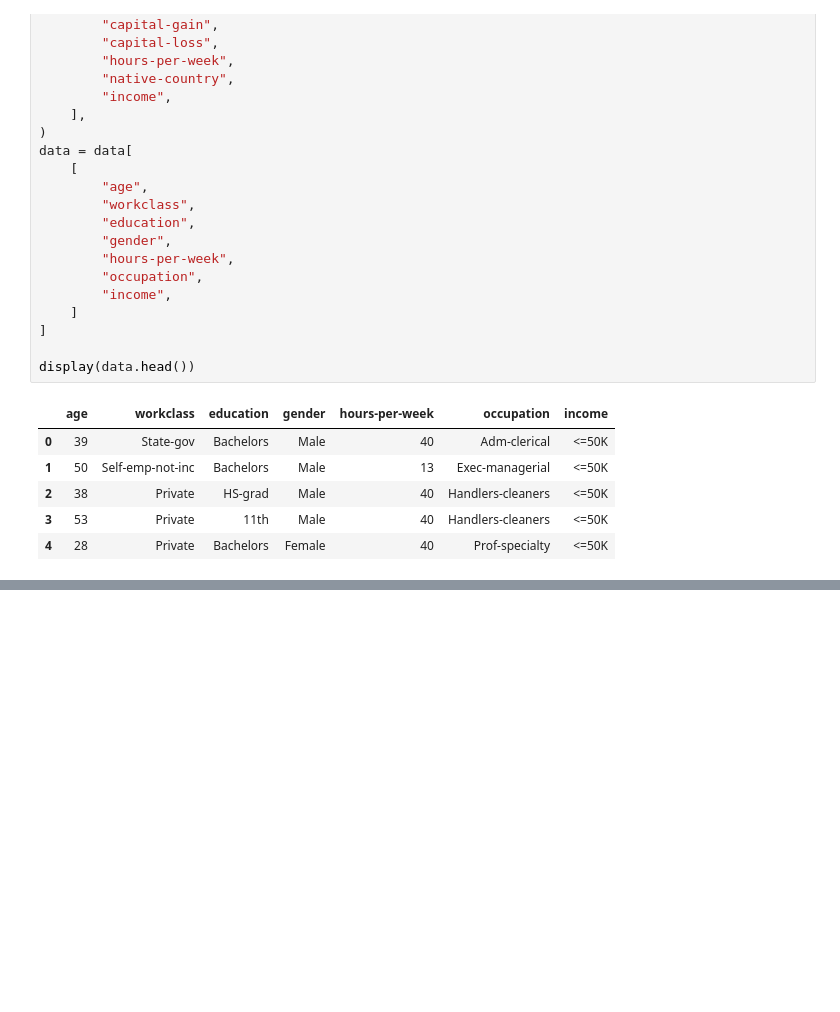
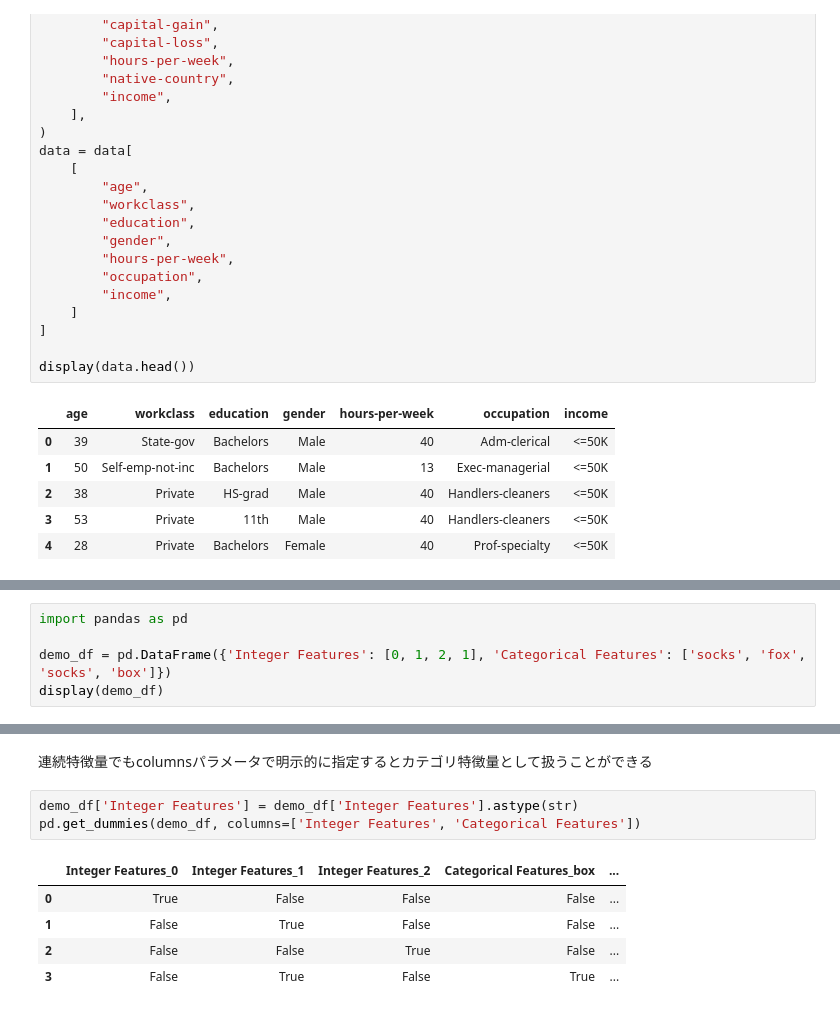
Before and after one commit to TOnodera/machine-learning-with-python, a Jupyter notebook: ch04/one_hot_encoding.ipynb, the cells around one changed output, grey strips where cells are left out. Cells and saved outputs as stored; diff of their text form; blank space fills up the shorter version.

```diff
--- a/ch04/one_hot_encoding.ipynb
+++ b/ch04/one_hot_encoding.ipynb
@@ -50,0 +53,5 @@ display(data.head())
+# %%
+import pandas as pd
+
+demo_df = pd.DataFrame({'Integer Features': [0, 1, 2, 1], 'Categorical Features': ['socks', 'fox', 'socks', 'box']})
+display(demo_df)
@@ -50,0 +72,11 @@ display(data.head())
+# %% [markdown]
+連続特徴量でもcolumnsパラメータで明示的に指定するとカテゴリ特徴量として扱うことができる
+# %%
+demo_df['Integer Features'] = demo_df['Integer Features'].astype(str)
+pd.get_dummies(demo_df, columns=['Integer Features', 'Categorical Features'])
+# %% [output]
+|  | Integer Features_0 | Integer Features_1 | Integer Features_2 | Categorical Features_box | ... |
+| 0 | True | False | False | False | ... |
+| 1 | False | True | False | False | ... |
+| 2 | False | False | True | False | ... |
+| 3 | False | True | False | True | ... |
```
Also changed, not shown: parts of 5 cells of this notebook, 3 other files.
